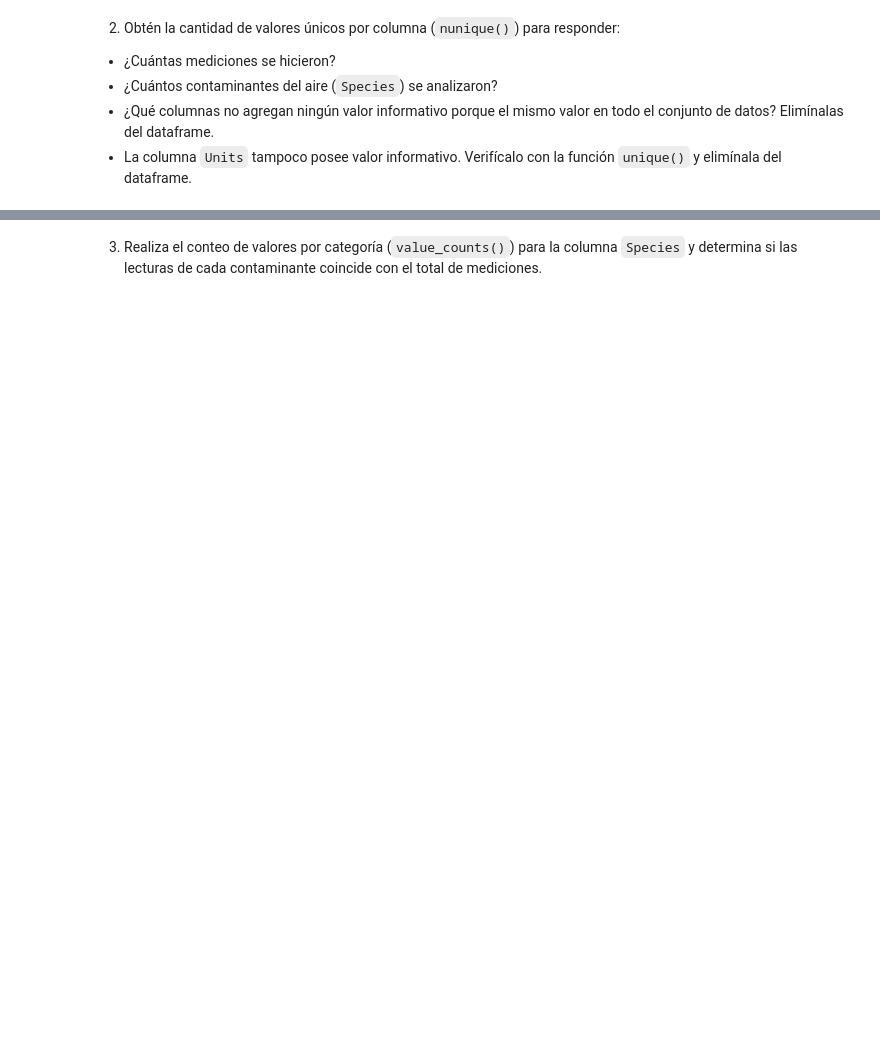
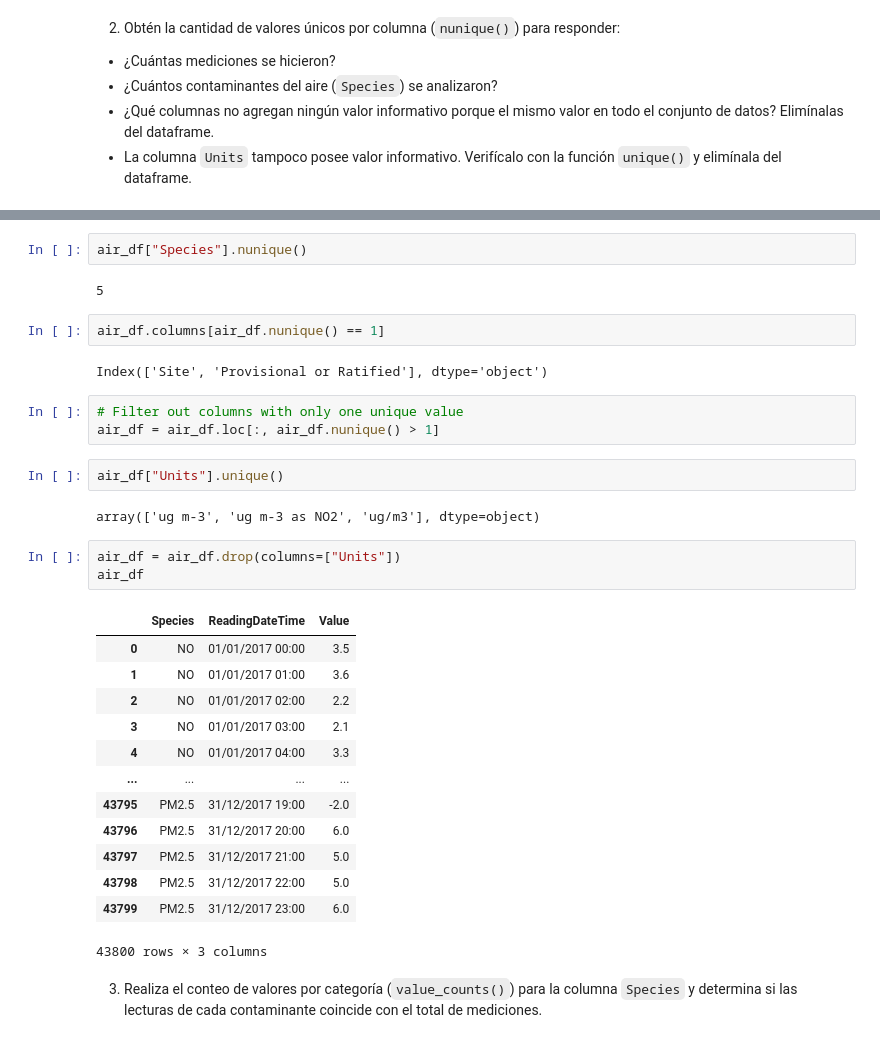
Before and after one commit to Isaac1606/maestria-colabs, a Jupyter notebook: ScienceAndAnalyticsOfData/Activities/Actividad2analisisPandas.ipynb, the cells around one changed output, grey strips where cells are left out. Drawn from its saved outputs; the diff is of its cells as text; blank space fills up the shorter version.

```diff
--- a/ScienceAndAnalyticsOfData/Activities/Actividad2analisisPandas.ipynb
+++ b/ScienceAndAnalyticsOfData/Activities/Actividad2analisisPandas.ipynb
@@ -84,2 +129,34 @@ Percentage of missing vals for col "Provisional or Ratified" is 0.00%
+# %%
+air_df["Species"].nunique()
+# %% [output]
+5
+# %%
+air_df.columns[air_df.nunique() == 1]
+# %% [output]
+Index(['Site', 'Provisional or Ratified'], dtype='object')
+# %%
+# Filter out columns with only one unique value
+air_df = air_df.loc[:, air_df.nunique() > 1]
+# %%
+air_df["Units"].unique()
+# %% [output]
+array(['ug m-3', 'ug m-3 as NO2', 'ug/m3'], dtype=object)
+# %%
+air_df = air_df.drop(columns=["Units"])
+air_df
+# %% [output]
+|  | Species | ReadingDateTime | Value |
+| 0 | NO | 01/01/2017 00:00 | 3.5 |
+| 1 | NO | 01/01/2017 01:00 | 3.6 |
+| 2 | NO | 01/01/2017 02:00 | 2.2 |
+| 3 | NO | 01/01/2017 03:00 | 2.1 |
+| 4 | NO | 01/01/2017 04:00 | 3.3 |
+| ... | ... | ... | ... |
+| 43795 | PM2.5 | 31/12/2017 19:00 | -2.0 |
+| 43796 | PM2.5 | 31/12/2017 20:00 | 6.0 |
+| 43797 | PM2.5 | 31/12/2017 21:00 | 5.0 |
+| 43798 | PM2.5 | 31/12/2017 22:00 | 5.0 |
+| 43799 | PM2.5 | 31/12/2017 23:00 | 6.0 |
+43800 rows × 3 columns
 # %% [markdown]
 3.	Realiza el conteo de valores por categoría (`value_counts()`) para la columna `Species` y determina si las lecturas de cada contaminante coincide con el total de mediciones.
```
Also changed, not shown: parts of 21 cells of this notebook.
